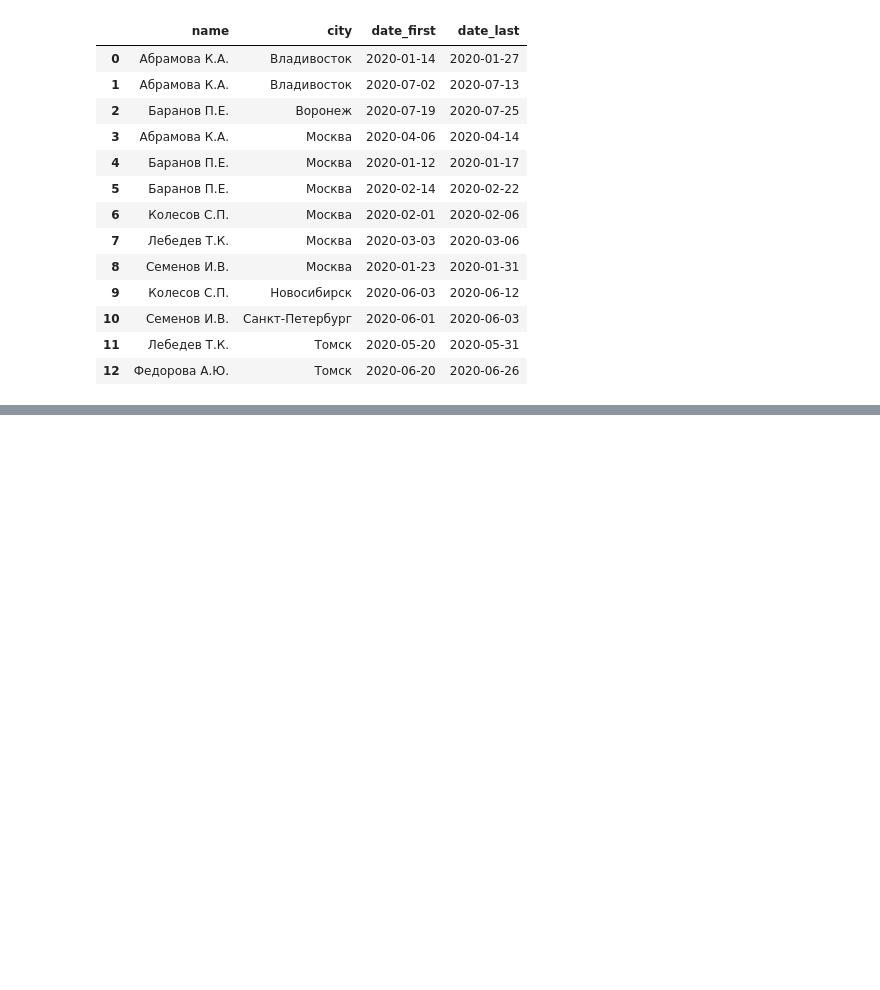
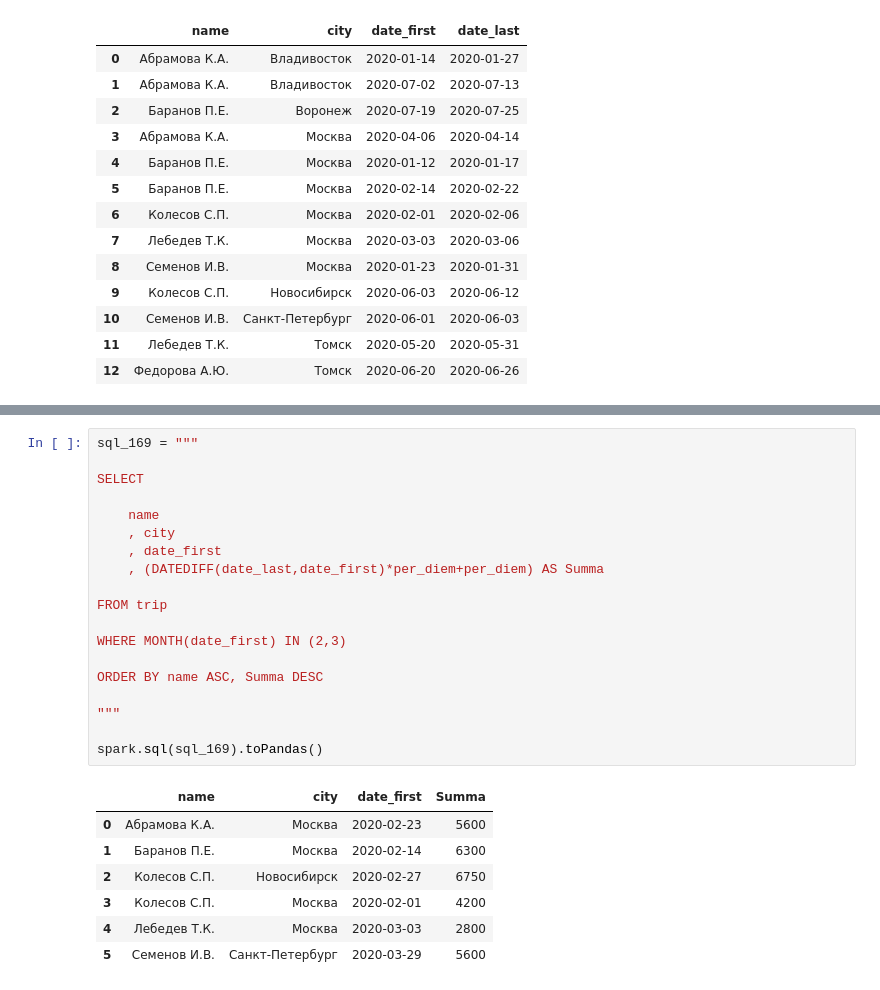
Before and after one commit to dinarsadykow/cv_hw, a Jupyter notebook: Stepik_SQL_hw.ipynb, the cells around one changed output, grey strips where cells are left out. Saved outputs shown, nothing was run; the diff lists cells and outputs as text; blank space fills up the shorter version.

```diff
--- a/Stepik_SQL_hw.ipynb
+++ b/Stepik_SQL_hw.ipynb
@@ -323,0 +362,27 @@ spark.sql(sql_167).toPandas()
+# %%
+sql_169 = """
+
+SELECT
+
+    name
+    , city
+    , date_first
+    , (DATEDIFF(date_last,date_first)*per_diem+per_diem) AS Summa
+
+FROM trip
+
+WHERE MONTH(date_first) IN (2,3)
+
+ORDER BY name ASC, Summa DESC
+
+"""
+
+spark.sql(sql_169).toPandas()
+# %% [output]
+|  | name | city | date_first | Summa |
+| 0 | Абрамова К.А. | Москва | 2020-02-23 | 5600 |
+| 1 | Баранов П.Е. | Москва | 2020-02-14 | 6300 |
+| 2 | Колесов С.П. | Новосибирск | 2020-02-27 | 6750 |
+| 3 | Колесов С.П. | Москва | 2020-02-01 | 4200 |
+| 4 | Лебедев Т.К. | Москва | 2020-03-03 | 2800 |
+| 5 | Семенов И.В. | Санкт-Петербург | 2020-03-29 | 5600 |
```
Also changed, not shown: parts of 14 cells of this notebook.
